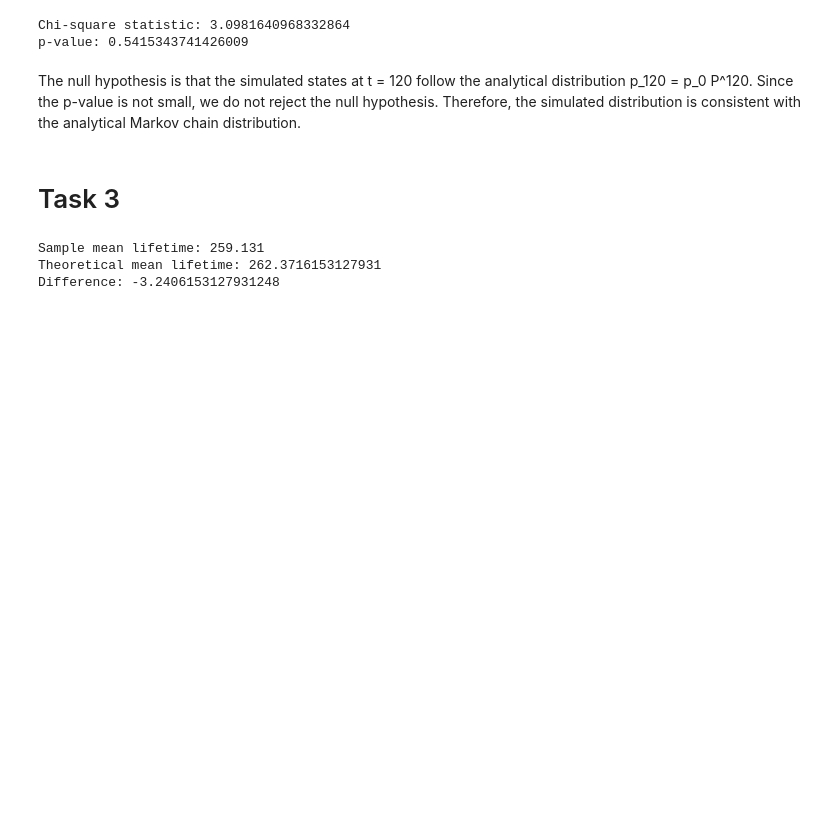
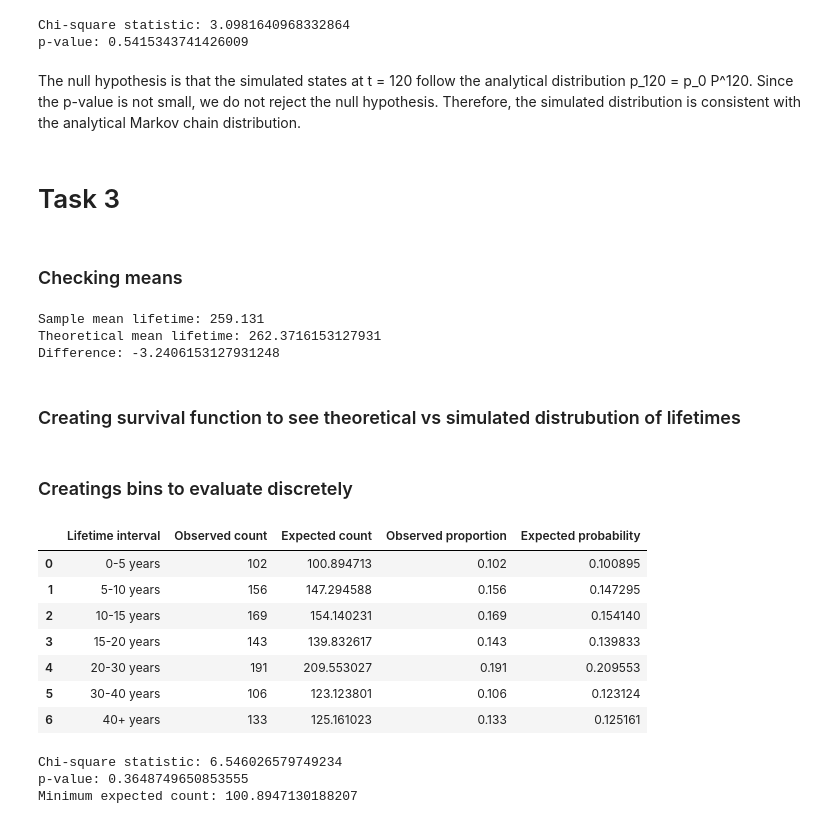
Before and after one commit to VictorMoesgaardStege/Stochastic-Simulation-Project-1, a Jupyter notebook: part1.ipynb, the cells around one changed output. Cells and saved outputs as stored; diff of their text form; code cells hidden in the pictures; blank space fills up the shorter version.

```diff
--- a/part1.ipynb
+++ b/part1.ipynb
@@ -242,6 +242,8 @@ the null hypothesis. Therefore, the simulated distribution is consistent with th
 analytical Markov chain distribution.
 # %% [markdown]
 # Task 3
+# %% [markdown]
+### Checking means
 # %%
 # Task 3: Phase-type distribution of lifetimes
 
@@ -263,3 +265,5 @@ print("Difference:", sample_mean - theoretical_mean)
 Sample mean lifetime: 259.131
 Theoretical mean lifetime: 262.3716153127931
 Difference: -3.2406153127931248
+# %% [markdown]
+### Creating survival function to see theoretical vs simulated distrubution of lifetimes
@@ -265,0 +287,73 @@ Difference: -3.2406153127931248
+# %% [markdown]
+### Creatings bins to evaluate discretely
+# %%
+# Lifetime intervals in months
+bins = [
+    (1, 60),      # 0-5 years
+    (61, 120),    # 5-10 years
+    (121, 180),   # 10-15 years
+    (181, 240),   # 15-20 years
+    (241, 360),   # 20-30 years
+    (361, 480),   # 30-40 years
+    (481, None)   # more than 40 years
+]
+
+labels = [
+    "0-5 years",
+    "5-10 years",
+    "10-15 years",
+    "15-20 years",
+    "20-30 years",
+    "30-40 years",
+    "40+ years"
+]
+
+observed_counts = []
+expected_probs = []
+
+for a, b in bins:
+    if b is None:
+        observed = np.sum(lifetimes >= a)
+    else:
+        observed = np.sum((lifetimes >= a) & (lifetimes <= b))
+
+    expected_prob = phase_type_bin_probability(a, b, pi, Ps)
+
+    observed_counts.append(observed)
+    expected_probs.append(expected_prob)
+
+observed_counts = np.array(observed_counts)
+expected_probs = np.array(expected_probs)
+expected_counts = len(lifetimes) * expected_probs
+
+phase_type_comparison = pd.DataFrame({
+    "Lifetime interval": labels,
+    "Observed count": observed_counts,
+    "Expected count": expected_counts,
+    "Observed proportion": observed_counts / len(lifetimes),
+    "Expected probability": expected_probs
+})
+
+phase_type_comparison
+# %% [output]
+|  | Lifetime interval | Observed count | Expected count | Observed proportion | Expected probability |
+| 0 | 0-5 years | 102 | 100.894713 | 0.102 | 0.100895 |
+| 1 | 5-10 years | 156 | 147.294588 | 0.156 | 0.147295 |
+| 2 | 10-15 years | 169 | 154.140231 | 0.169 | 0.154140 |
+| 3 | 15-20 years | 143 | 139.832617 | 0.143 | 0.139833 |
+| 4 | 20-30 years | 191 | 209.553027 | 0.191 | 0.209553 |
+| 5 | 30-40 years | 106 | 123.123801 | 0.106 | 0.123124 |
+| 6 | 40+ years | 133 | 125.161023 | 0.133 | 0.125161 |
+# %%
+chi2_stat, p_value = chisquare(
+    f_obs=observed_counts,
+    f_exp=expected_counts
+)
+
+print("Chi-square statistic:", chi2_stat)
+print("p-value:", p_value)
+print("Minimum expected count:", expected_counts.min())
+# %% [output]
+Chi-square statistic: 6.546026579749234
+p-value: 0.3648749650853555
+Minimum expected count: 100.8947130188207
```
Also changed, not shown: parts of 6 cells of this notebook.
